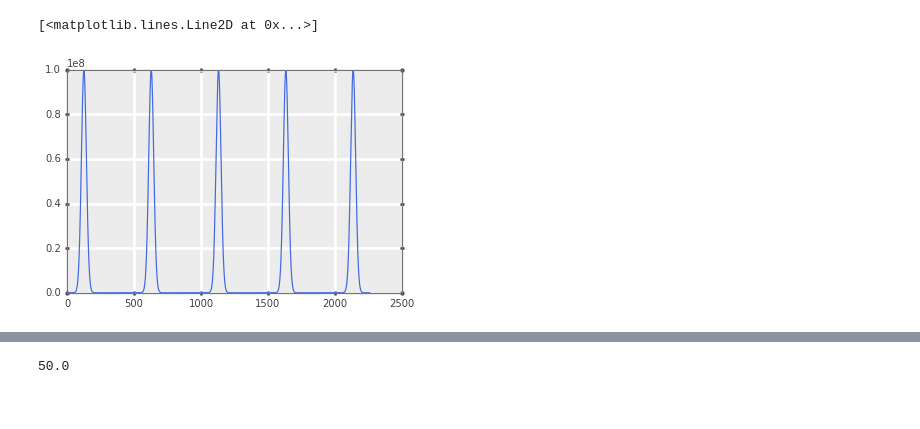
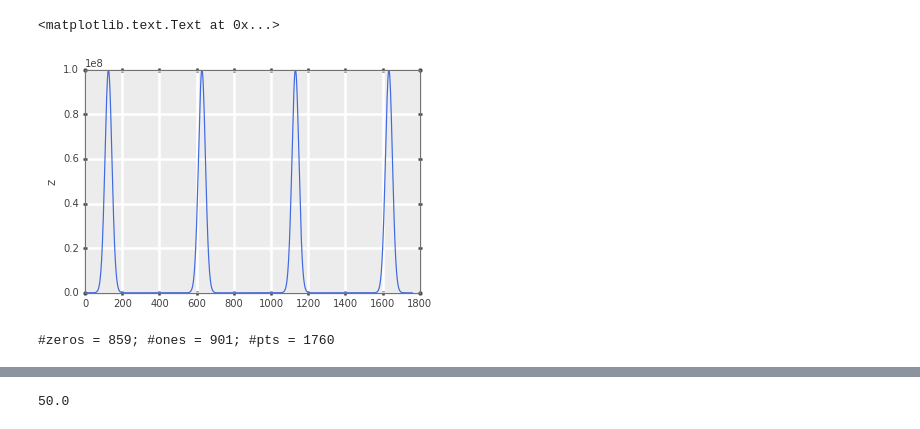
Before and after one commit to drsteve/Notebooks, a Jupyter notebook: MedianSymmetricAccuracyTests.ipynb, the cells around one changed output, grey strips where cells are left out. Drawn from its saved outputs; the diff is of its cells as text; code cells hidden in the pictures.

Commit message:
MedianSymmetricAccuracyTests: streamline text, improve figures, add MAPE-R analysis

```diff
--- a/MedianSymmetricAccuracyTests.ipynb
+++ b/MedianSymmetricAccuracyTests.ipynb
@@ -10,8 +15,9 @@ except:
 %matplotlib inline
 # %%
-series = 10**(8*np.sin(np.arange(0,9*np.pi,0.0125)))
+series = 10**(8*np.sin(np.arange(0,7*np.pi,0.0125)))
 plt.plot(series)
+plt.ylabel('z')
 # %% [output]
-[<matplotlib.lines.Line2D at 0x...>]
+<matplotlib.text.Text at 0x...>
-[figure, old version]
+[figure, new version]
 # %%
@@ -19,4 +25,9 @@ np.random.seed(1977)
 noise3 = np.random.choice([0,1], size=len(series), replace=True)
+# %%
+#make sure that we have approx. equal numbers of 0 and 1
+print('#zeros = {}; #ones = {}; #pts = {}'.format(len(noise3)-noise3.sum(), noise3.sum(), len(noise3)))
+# %% [output]
+#zeros = 859; #ones = 901; #pts = 1760
 # %%
 swn3 = []
 for idx, n in enumerate(noise3):
```
Also changed, not shown: parts of 71 cells of this notebook.
